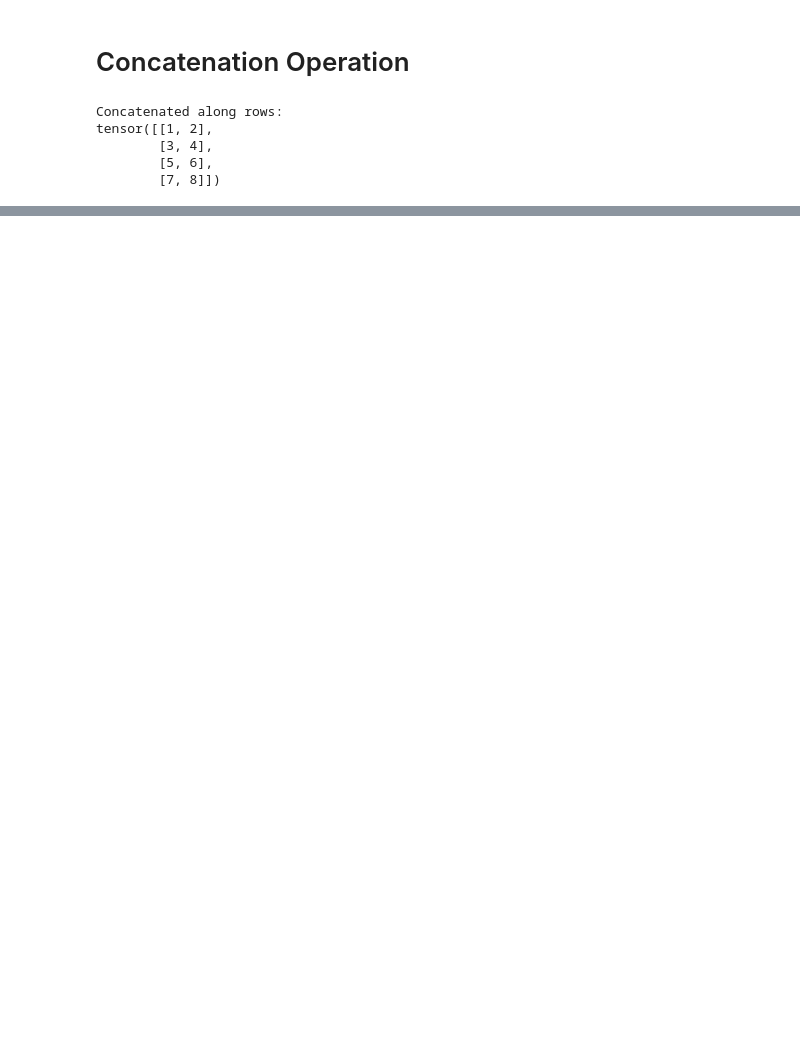
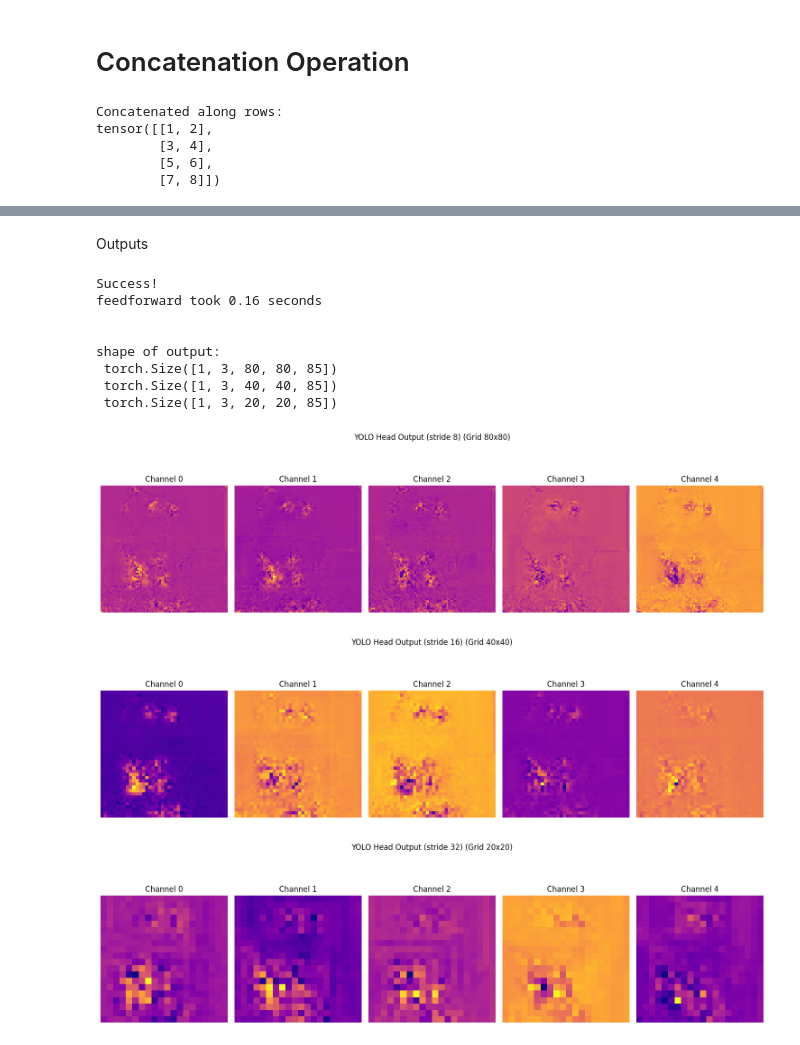
Before and after one commit to kruthi-sb/yolov5_from_scratch, a Jupyter notebook: experiment.ipynb, the cells around one changed output, grey strips where cells are left out. Drawn from its saved outputs; the diff is of its cells as text; code cells hidden in the pictures; blank space fills up the shorter version.

```diff
--- a/experiment.ipynb
+++ b/experiment.ipynb
@@ -228,13 +319,0 @@ tensor([[1, 2],
-# %%
-from custom_yolov5s import YOLOV5S
-model = YOLOV5S()
-
-# sample input
-x = torch.rand(1, 3, 640, 640)
-
-# forward pass through backbone and neck
-output_x, inputs_to_head = model(x)
-print("model ran succesfully")
-print("shape of output_x: ", output_x.shape)
-for i in inputs_to_head:
-    print("shape of inputs to head: ", i.shape)
@@ -272,3 +469,37 @@ YOLOV5S(
+# %% [markdown]
+Outputs
+# %%
+# time taken to forward pass
+start = time.time()
+out_image = model(image_tensor)
+end = time.time()
+
+print("Success!")
+print("feedforward took {:.2f} seconds".format(end - start))
+print("\n")
+print("shape of output: \n",out_image[0].shape,"\n", out_image[1].shape,"\n", out_image[2].shape,"\n")
+# plot the first channel feature maps
+# Example usage with your model outputs
+for i, out_image in enumerate(out_image):  # model_outputs is list of 3 detection levels
+    stride = 8 * (2 ** i)  # 8, 16, 32
+    visualize_yolo_feature_maps(
+        out_image,
+        title=f"YOLO Head Output (stride {stride})",
+        n_channels=5,  # Show first 5 channels (tx, ty, tw, th, obj)
+        anchor_idx=0   # Show first anchor
+    )
+# %% [output]
+Success!
+feedforward took 0.16 seconds
+
+
+shape of output:
+ torch.Size([1, 3, 80, 80, 85])
+ torch.Size([1, 3, 40, 40, 85])
+ torch.Size([1, 3, 20, 20, 85])
+[figure, added]
+[figure, added]
+[figure, added]
 # %%
 # export the model to onnx
 
```
Also changed, not shown: parts of 26 cells of this notebook, 11 other files.
